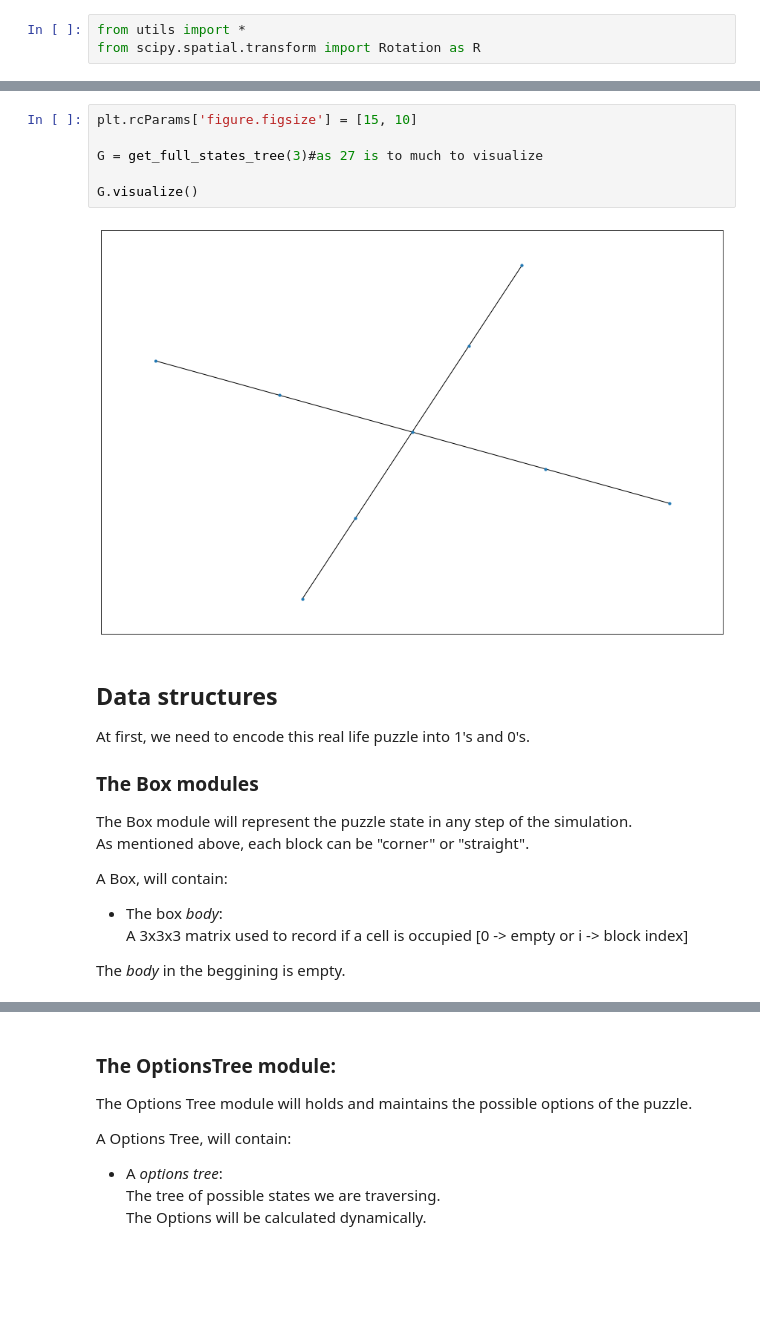
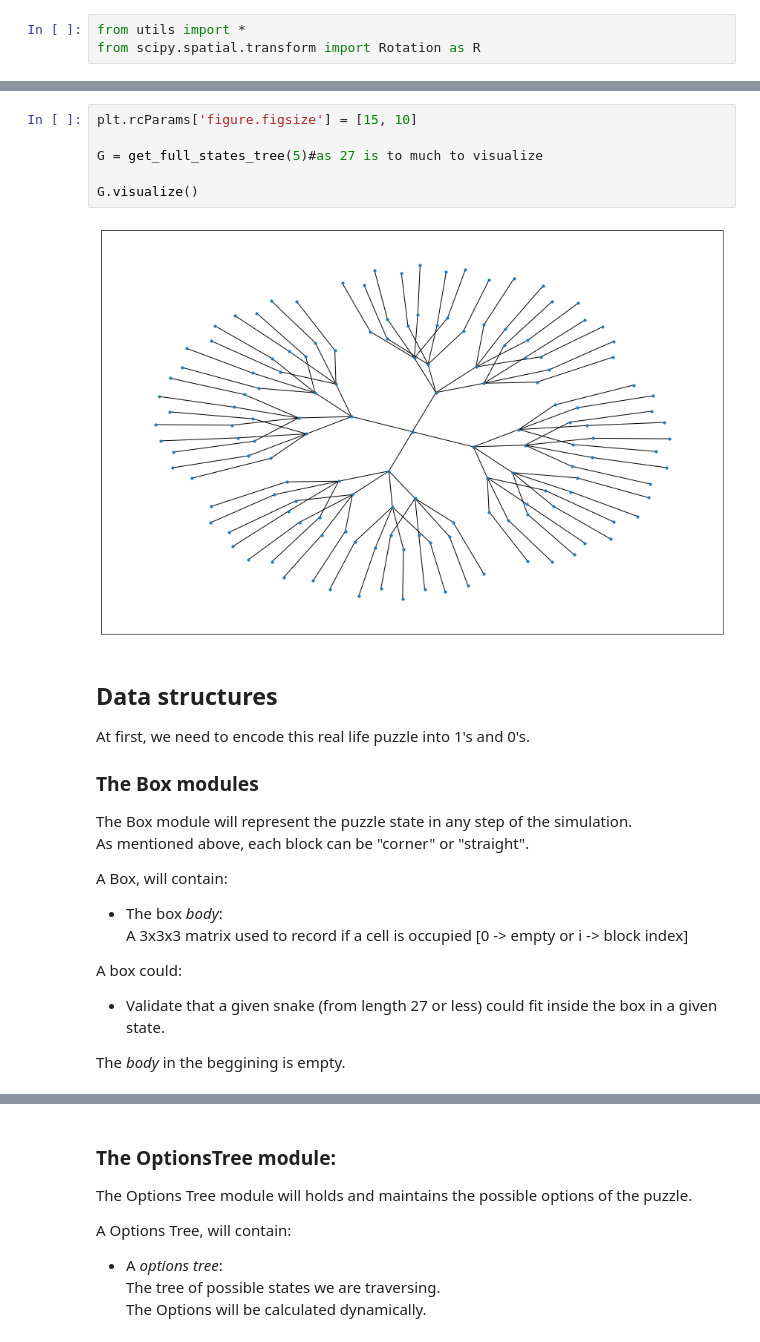
Before and after one commit to TDoGoodT/box-sim, a Jupyter notebook: Snake2Box.ipynb, the cells around one changed output, grey strips where cells are left out. Saved outputs shown, nothing was run; the diff lists cells and outputs as text; blank space fills up the shorter version.

```diff
--- a/Snake2Box.ipynb
+++ b/Snake2Box.ipynb
@@ -62,11 +62,11 @@ Lets visualize the states tree.
 # %%
 plt.rcParams['figure.figsize'] = [15, 10]
 
-G = get_full_states_tree(3)#as 27 is to much to visualize
+G = get_full_states_tree(5)#as 27 is to much to visualize
 
 G.visualize()
 # %% [output]
-[figure, old version]
+[figure, new version]
 # %% [markdown]
 
 
@@ -84,4 +84,7 @@ A Box, will contain:
 - The box *body*:\
     A 3x3x3 matrix used to record if a cell is occupied [0 -> empty or i -> block index]
 
+A box could:
+- Validate that a given snake (from length 27 or less) could fit inside the box in a given state.
+
 The *body* in the beggining is empty.
```
Also changed, not shown: parts of 12 cells of this notebook, 7 other files.
